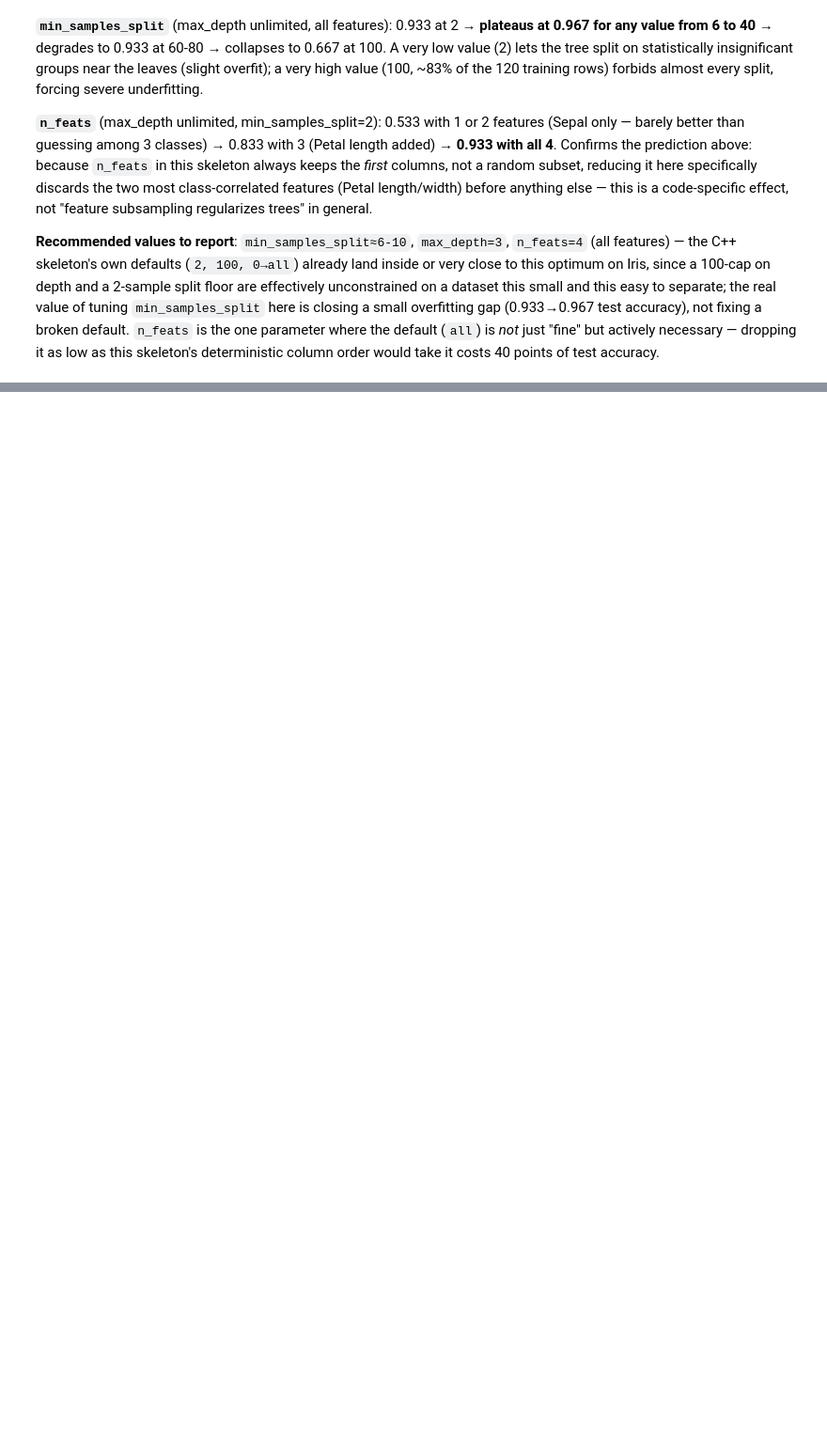
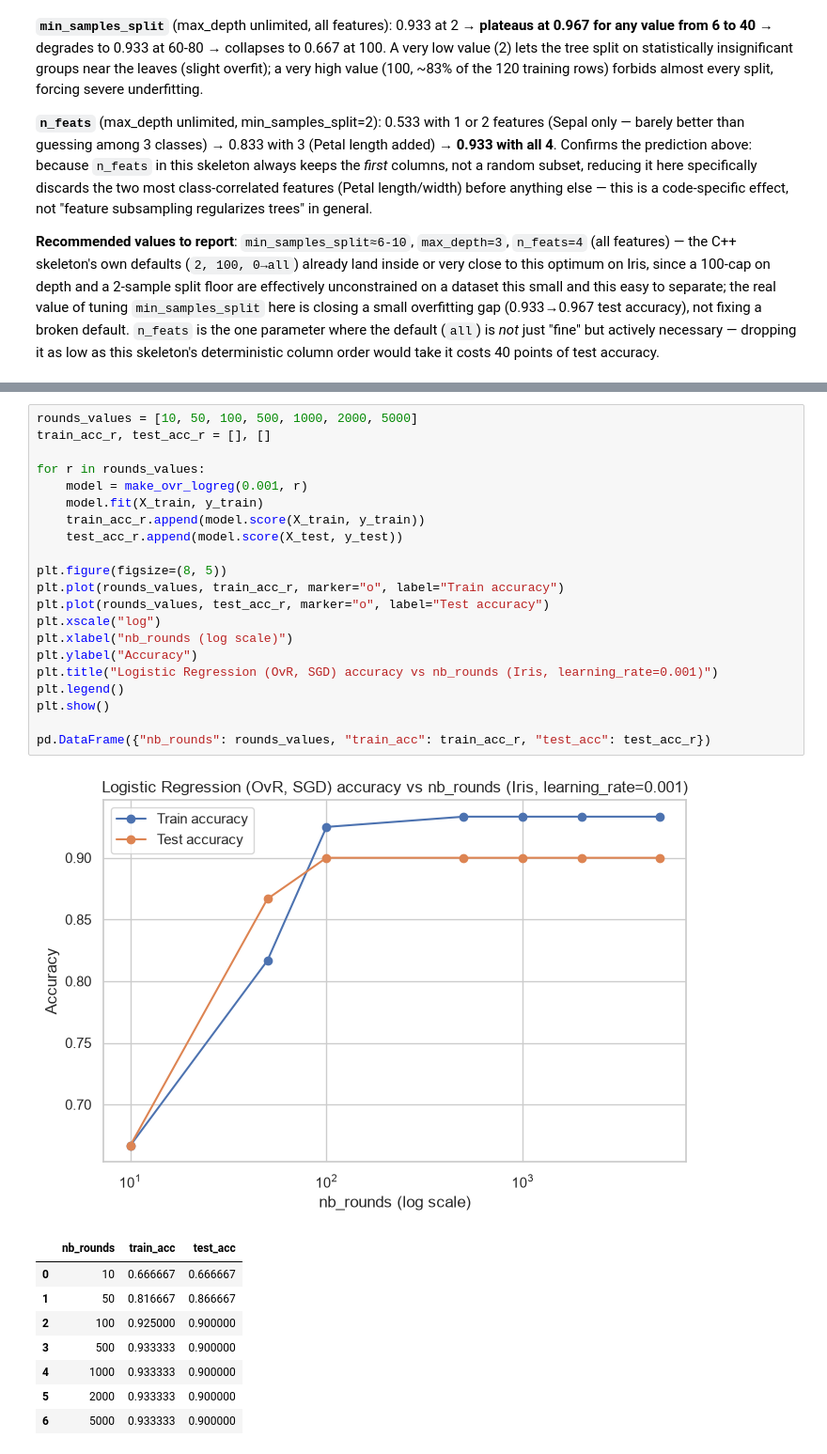
Before and after one commit to Pierrafrom/ml-lab-1, a Jupyter notebook: notebooks/iris_exploration.ipynb, the cells around one changed output, grey strips where cells are left out. Shown at 94% size. Cells and saved outputs as stored; diff of their text form; blank space fills up the shorter version.

```diff
--- a/notebooks/iris_exploration.ipynb
+++ b/notebooks/iris_exploration.ipynb
@@ -253,0 +306,31 @@ pd.DataFrame(
+# %%
+rounds_values = [10, 50, 100, 500, 1000, 2000, 5000]
+train_acc_r, test_acc_r = [], []
+
+for r in rounds_values:
+    model = make_ovr_logreg(0.001, r)
+    model.fit(X_train, y_train)
+    train_acc_r.append(model.score(X_train, y_train))
+    test_acc_r.append(model.score(X_test, y_test))
+
+plt.figure(figsize=(8, 5))
+plt.plot(rounds_values, train_acc_r, marker="o", label="Train accuracy")
+plt.plot(rounds_values, test_acc_r, marker="o", label="Test accuracy")
+plt.xscale("log")
+plt.xlabel("nb_rounds (log scale)")
+plt.ylabel("Accuracy")
+plt.title("Logistic Regression (OvR, SGD) accuracy vs nb_rounds (Iris, learning_rate=0.001)")
+plt.legend()
+plt.show()
+
+pd.DataFrame({"nb_rounds": rounds_values, "train_acc": train_acc_r, "test_acc": test_acc_r})
+# %% [output]
+[figure, added]
+|  | nb_rounds | train_acc | test_acc |
+| 0 | 10 | 0.666667 | 0.666667 |
+| 1 | 50 | 0.816667 | 0.866667 |
+| 2 | 100 | 0.925000 | 0.900000 |
+| 3 | 500 | 0.933333 | 0.900000 |
+| 4 | 1000 | 0.933333 | 0.900000 |
+| 5 | 2000 | 0.933333 | 0.900000 |
+| 6 | 5000 | 0.933333 | 0.900000 |
```
Also changed, not shown: parts of 5 cells of this notebook.
